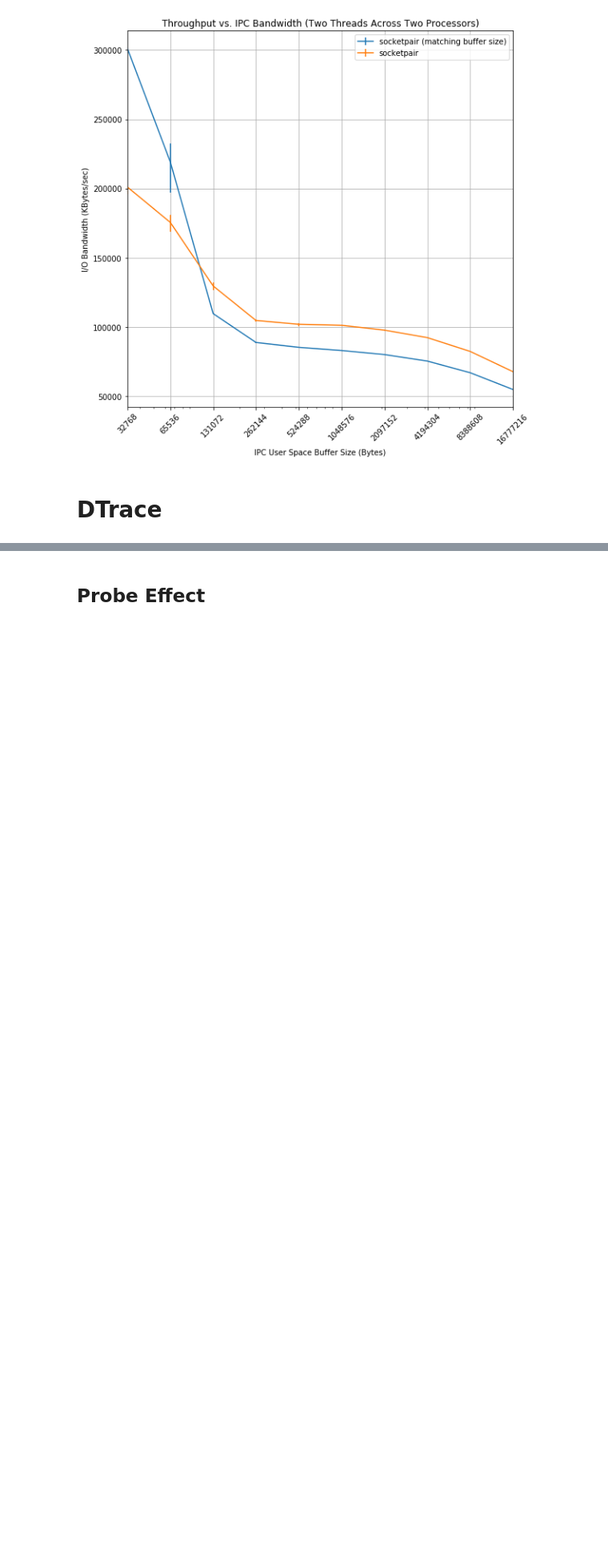
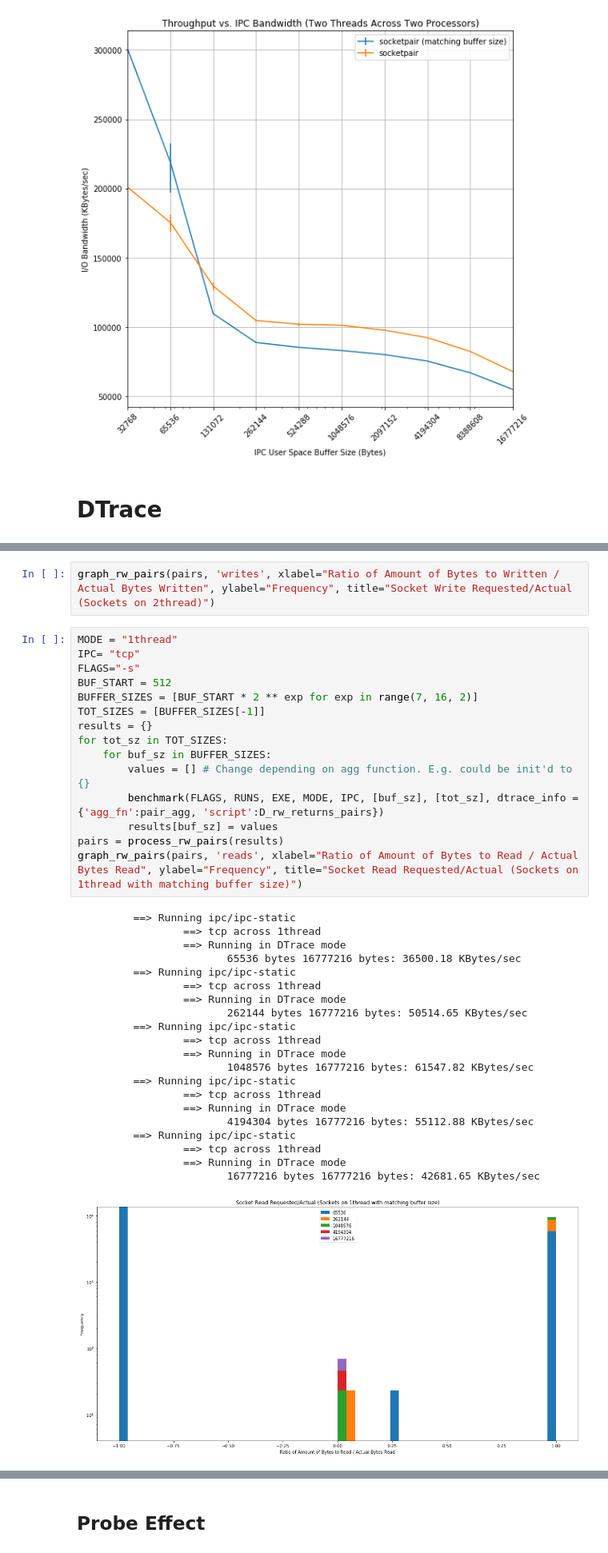
Before and after one commit to Michael137/os, a Jupyter notebook: l41-labs/lab2/lab2.ipynb, the cells around one changed output, grey strips where cells are left out. Shown at 80% size. Cells and saved outputs as stored; diff of their text form; blank space fills up the shorter version.

```diff
--- a/l41-labs/lab2/lab2.ipynb
+++ b/l41-labs/lab2/lab2.ipynb
@@ -904 +952,40 @@ for tot_sz in TOT_SIZES:
+# %%
+graph_rw_pairs(pairs, 'writes', xlabel="Ratio of Amount of Bytes to Written / Actual Bytes Written", ylabel="Frequency", title="Socket Write Requested/Actual (Sockets on 2thread)")
+# %%
+MODE = "1thread"
+IPC= "tcp"
+FLAGS="-s"
+BUF_START = 512
+BUFFER_SIZES = [BUF_START * 2 ** exp for exp in range(7, 16, 2)]
+TOT_SIZES = [BUFFER_SIZES[-1]]
+results = {}
+for tot_sz in TOT_SIZES:
+    for buf_sz in BUFFER_SIZES:
+        values = [] # Change depending on agg function. E.g. could be init'd to {}
+        benchmark(FLAGS, RUNS, EXE, MODE, IPC, [buf_sz], [tot_sz], dtrace_info = {'agg_fn':pair_agg, 'script':D_rw_returns_pairs})
+        results[buf_sz] = values
+pairs = process_rw_pairs(results)
+graph_rw_pairs(pairs, 'reads', xlabel="Ratio of Amount of Bytes to Read / Actual Bytes Read", ylabel="Frequency", title="Socket Read Requested/Actual (Sockets on 1thread with matching buffer size)")
+# %% [output]
+         ==> Running ipc/ipc-static
+                 ==> tcp across 1thread
+                 ==> Running in DTrace mode
+                        65536 bytes 16777216 bytes: 36500.18 KBytes/sec
+         ==> Running ipc/ipc-static
+                 ==> tcp across 1thread
+                 ==> Running in DTrace mode
+                        262144 bytes 16777216 bytes: 50514.65 KBytes/sec
+         ==> Running ipc/ipc-static
+                 ==> tcp across 1thread
+                 ==> Running in DTrace mode
+                        1048576 bytes 16777216 bytes: 61547.82 KBytes/sec
+         ==> Running ipc/ipc-static
+                 ==> tcp across 1thread
+                 ==> Running in DTrace mode
+                        4194304 bytes 16777216 bytes: 55112.88 KBytes/sec
+         ==> Running ipc/ipc-static
+                 ==> tcp across 1thread
+                 ==> Running in DTrace mode
+                        16777216 bytes 16777216 bytes: 42681.65 KBytes/sec
+[figure, added]
 # %%
```
Also changed, not shown: parts of 21 cells of this notebook, 2 other files.
